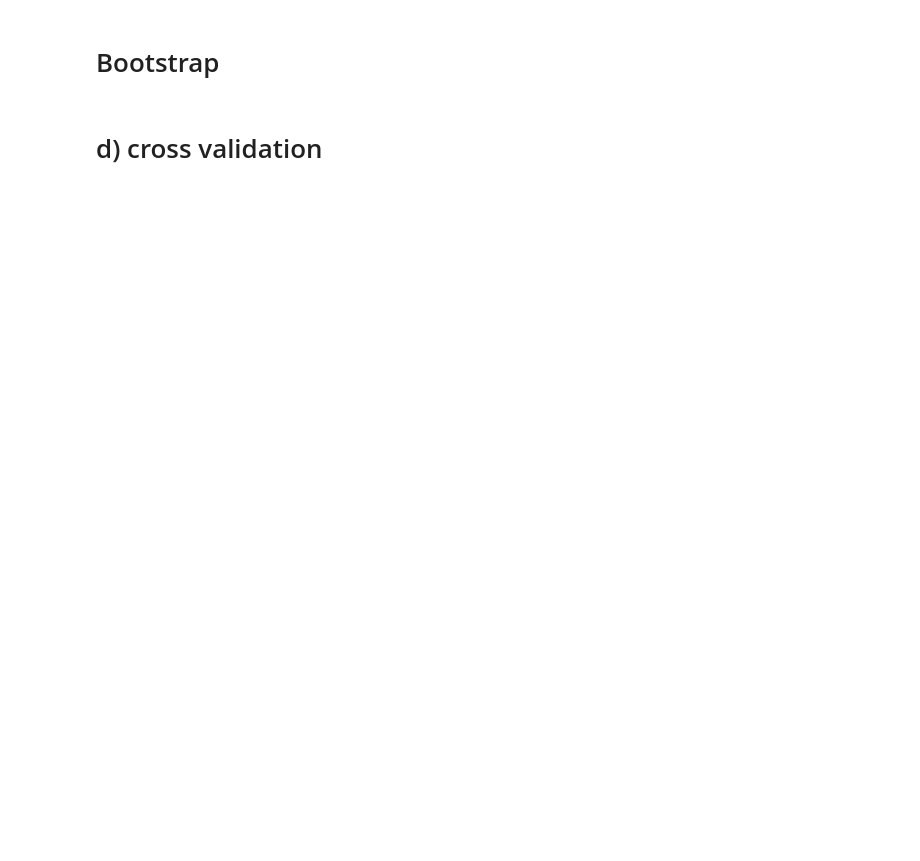
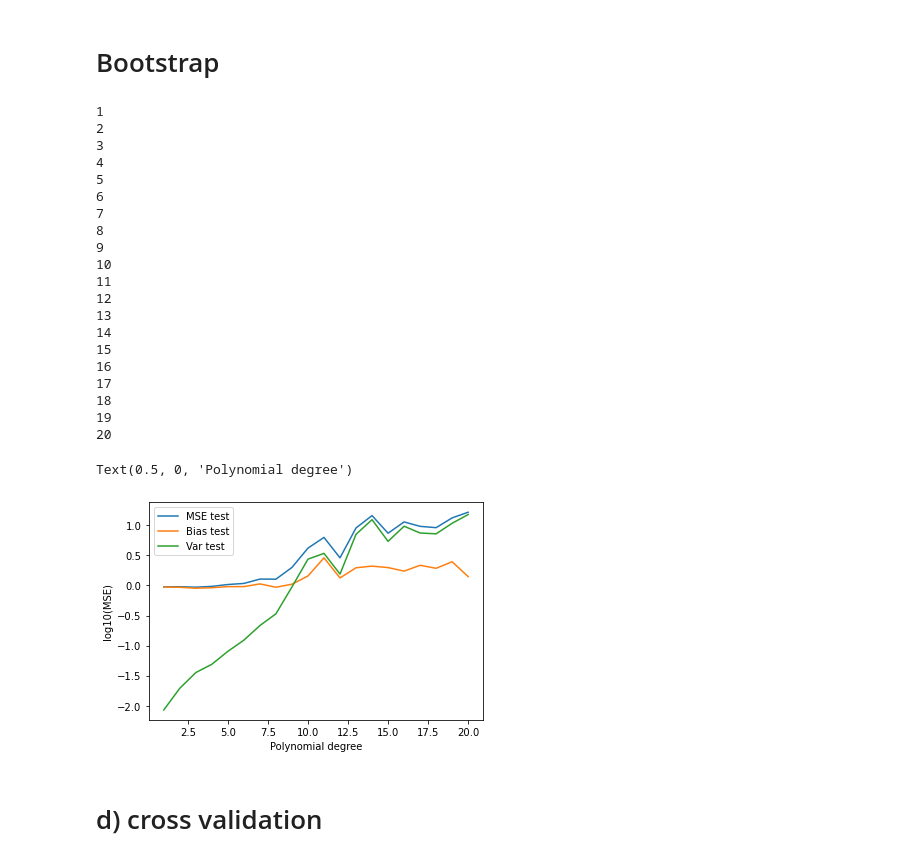
Before and after one commit to johanage/ada_ml_project1, a Jupyter notebook: Project1.ipynb, the cells around one changed output. Cells and saved outputs as stored; diff of their text form; code cells hidden in the pictures; blank space fills up the shorter version.

```diff
--- a/Project1.ipynb
+++ b/Project1.ipynb
@@ -146,20 +146,21 @@ ax.plot_surface(x,y,z, cmap=cm.coolwarm)
 %matplotlib inline
 import importlib; import project1; importlib.reload(project1)
 from project1.project1 import *
-x, y = np.meshgrid(np.arange(0,1,0.05),np.arange(0,1,0.05))
+N = 100
+x, y = np.meshgrid(np.linspace(0,1,N),np.linspace(0,1,N))
 xvec = np.array([x,y])
 z = FrankeFunction(**{'x%i'%i: xvec[i] for i in range(len(xvec))})
 noise = np.random.normal(0,1,size=z.shape)
 znoisy = z + noise
 znoisy_centered = znoisy - np.mean(znoisy)
-for p in range(1,6):
+for p in range(1,5):
     X = make_design_matrix(xvec = xvec, p = p)
     znoisy_tilde, betahat = ols_fp_wo_split(X = X, y = znoisy_centered.ravel())
 znoisy_tilde = (znoisy_tilde + np.mean(znoisy)).reshape(x.shape)
 
 fig, ax = plt.subplots(subplot_kw={'projection':'3d'}, figsize=(10,10))
 ax.plot_surface(x,y,znoisy_tilde, cmap=cm.viridis)
-ax.plot_surface(x,y,z, cmap=cm.coolwarm)
+ax.plot_surface(x,y,znoisy, cmap=cm.coolwarm)
 ax.view_init(20,45)
 # %%
 %matplotlib inline
@@ -374,46 +471,73 @@ plt.xlabel("Polynomial degree")
 # Bootstrap
 # %%
 import importlib; import project1; importlib.reload(project1); from project1.project1 import *
+np.random.seed(3155)
 model_complexity = 20
-k = 100
-x, y = np.meshgrid(np.arange(0,1,0.05),np.arange(0,1,0.05))
+N = 20
+k = 20
+x, y = np.meshgrid(np.linspace(0,1,N),np.linspace(0,1,N))
 xvec = np.array([x,y])
-mses_train, Rs_train, bias_train, variance_train = np.zeros((model_complexity, k)), np.zeros((model_complexity,k)),np.zeros((model_complexity, k)), np.zeros((model_complexity,k))
-mses_test, Rs_test, bias_test, variance_test = np.zeros((model_complexity, k)), np.zeros((model_complexity, k)),np.zeros((model_complexity, k)), np.zeros((model_complexity, k))
+mses_train, Rs_train, bias_train, variance_train = np.zeros((model_complexity)), np.zeros((model_complexity)),np.zeros((model_complexity)), np.zeros((model_complexity))
+mses_test, Rs_test, bias_test, variance_test = np.zeros((model_complexity)), np.zeros((model_complexity)),np.zeros((model_complexity)), np.zeros((model_complexity))
 
 z = FrankeFunction(**{'x%i'%i: xvec[i].ravel() for i in range(len(xvec))})
 noise = np.random.normal(0,1,size=z.shape)
 znoisy = z + noise
 
 for p in range(1,model_complexity+1):
     print(p)
     X = make_design_matrix(xvec = xvec, p = p)
-    Xtrain, Xtest, ztrain,ztest = train_test_split(X, znoisy,**{"test_size" : 0.25, "random_state" : 42})
+    Xtrain, Xtest, ztrain,ztest = train_test_split(X, znoisy,**{"test_size" : 0.2, "random_state" : 3155})
+    ztilde_train = np.zeros(tuple(list(ztrain.shape) + [k]))
+    ztilde_test = np.zeros(tuple(list(ztest.shape) + [k]))
     for ik in range(k):
-        z_resampled = resample(data = ztrain)
-        X_resampled = resample(data = Xtrain)
-        ztilde_train, betahat = ols_fp_wo_split(X=Xtrain, y=ztrain)
-        ztilde_test = Xtest@betahat
-        mses_train[p-1, ik] = MSE(y = ztrain,ytilde = ztilde_train)
-        Rs_train[p-1, ik] = Rscore(y = ztrain, ytilde = ztilde_train)
-        bias_train[p-1, ik] = np.mean((ztrain-np.mean(ztilde_train))**2)
-        variance_train[p-1, ik] = np.var(ztilde_train)
+        z_resampled, X_resampled = resample(data = ztrain, design_matrix = Xtrain)
+        ztilde_train[:,ik], betahat = ols_fp_wo_split(X=X_resampled, y=z_resampled)
+        ztilde_test[:,ik] = Xtest@betahat
+        Rs_train[p-1] = Rscore(y = z_resampled, ytilde = ztilde_train[:,ik])
+        Rs_test[p-1] = Rscore(y = ztest, ytilde = ztilde_test[:,ik])
 
-        mses_test[p-1, ik] = MSE(y = ztest,ytilde = ztilde_test)
-        Rs_test[p-1, ik] = Rscore(y = ztest, ytilde = ztilde_test)
-        bias_test[p-1, ik] = np.mean((ztest-np.mean(ztilde_test))**2)
-        variance_test[p-1, ik] = np.var(ztilde_test)
+    mses_train[p-1] = MSE(y = ztrain, ytilde = ztilde_train)
+    variance_train[p-1] = np.mean(np.var(ztilde_train, axis = 1))
+
+    mses_test[p-1] = MSE(y = ztest,ytilde = ztilde_test)
+    variance_test[p-1] = np.mean(np.var(ztilde_test, axis=1))
+
+    bias_train[p-1] = exp_bias(y = ztrain, exp_ytilde = np.mean(ztilde_train, axis=1))
+    bias_test[p-1] = exp_bias(y = ztest, exp_ytilde = np.mean(ztilde_test, axis=1))
+
+
 
 # plot log10(MSE) wrt polynomial degrees
 ps = [i for i in range(1,model_complexity+1)]
-#plt.plot(ps, np.log10(np.mean(mses_train, axis = 1)), label="MSE train")
-plt.plot(ps, np.log10(np.mean(mses_test, axis = 1)), label="MSE test")
-#plt.plot(ps, np.log10(np.mean(bias_train, axis = 1)), label="Bias train")
-plt.plot(ps, np.log10(np.mean(bias_test, axis = 1)), label="Bias test")
-#plt.plot(ps, np.log10(np.mean(variance_train, axis = 1)), label="Var train")
-plt.plot(ps, np.log10(np.mean(variance_test, axis = 1)), label="Var test")
+plt.plot(ps, np.log10(mses_test), label="MSE test")
+plt.plot(ps, np.log10(bias_test), label="Bias test")
+plt.plot(ps, np.log10(variance_test), label="Var test")
 plt.legend()
 plt.ylabel("log10(MSE)")
 plt.xlabel("Polynomial degree")
+# %% [output]
+1
+2
+3
+4
+5
+6
+7
+8
+9
+10
+11
+12
+13
+14
+15
+16
+17
+18
+19
+20
+Text(0.5, 0, 'Polynomial degree')
+[figure, added]
 # %% [markdown]
 # d) cross validation
```
Also changed, not shown: parts of 56 cells of this notebook, 1 other file.
